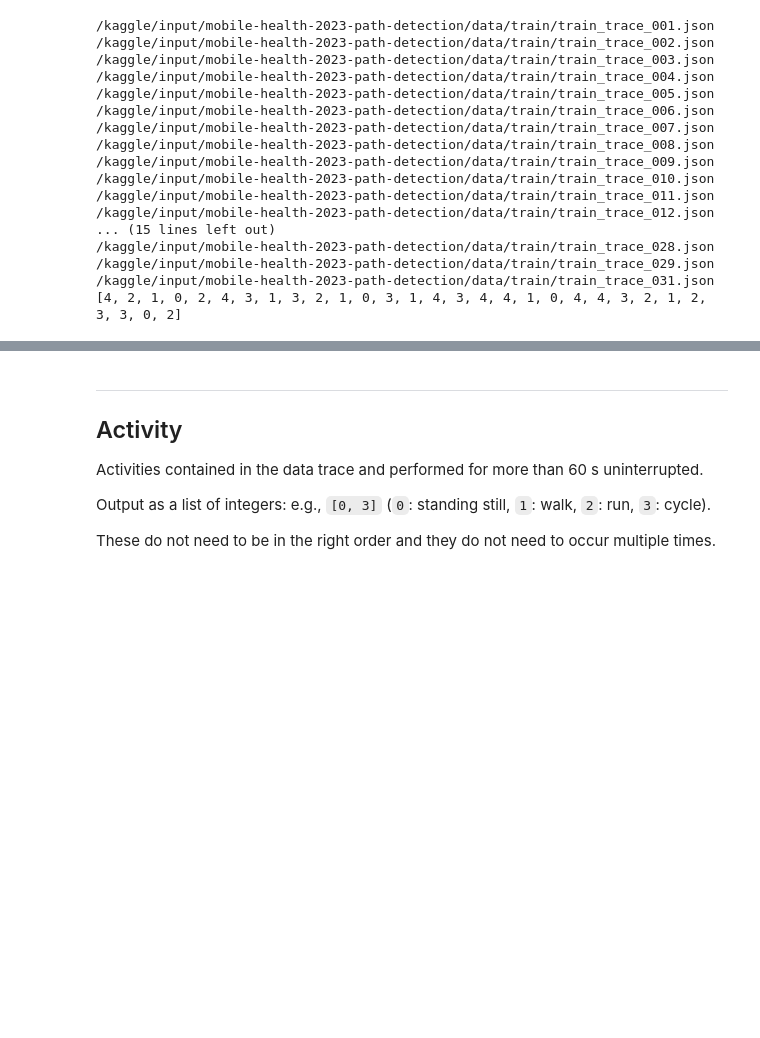
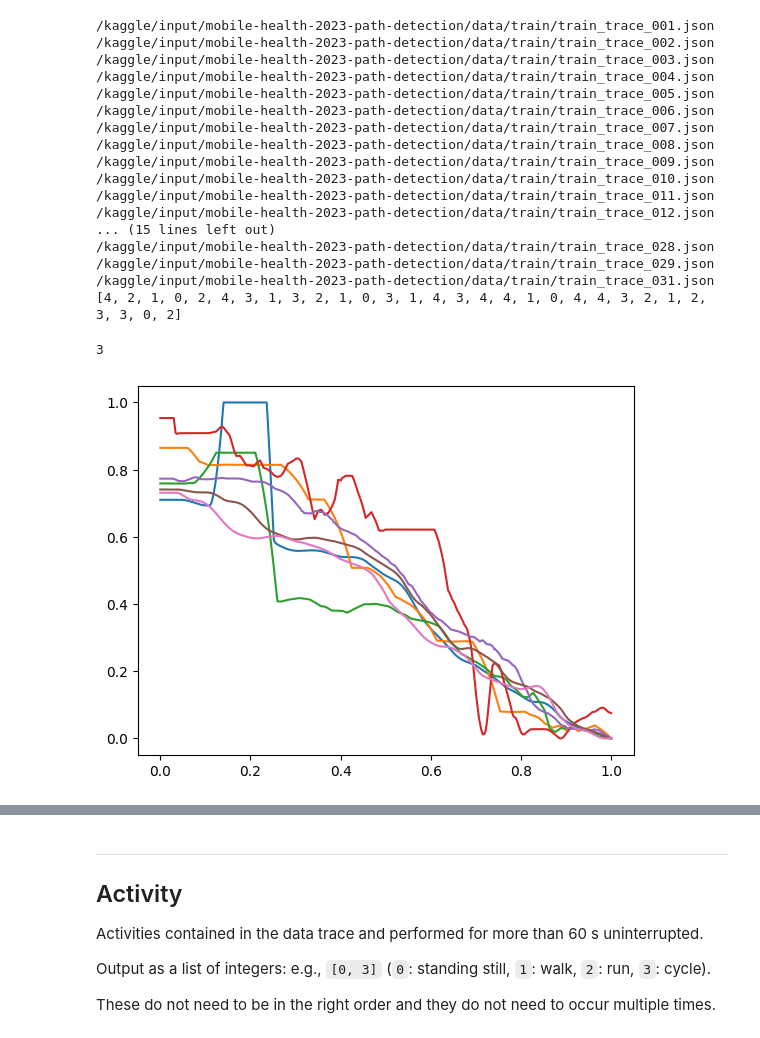
Before and after one commit to matchy233/mham, a Jupyter notebook: watchloc.ipynb, the cells around one changed output, grey strips where cells are left out. Saved outputs shown, nothing was run; the diff lists cells and outputs as text; code cells hidden in the pictures; blank space fills up the shorter version.

```diff
--- a/watchloc.ipynb
+++ b/watchloc.ipynb
@@ -119,6 +119,7 @@ class PathDetector(BaseEstimator):
             alti = lp_filter(alti, window=400)
             alti = alti - np.min(alti)
             alti[alti>60] = 60
+            alti /= 60.0
             t = (t - np.min(t)) / (np.max(t) - np.min(t))
             plt.plot(t, alti)
 
@@ -130,10 +131,3 @@ class PathDetector(BaseEstimator):
             return res[0]
         else:
             return res
-# %%
-dec = PathDetector()
-for f in range(30):
-    if labels[f]==1:
-        trace = Recording(filenames[f], no_labels=False, mute=True)
-        _ = dec.predict(trace)
-print(trace.labels['path_idx'])
@@ -168,3 +159,13 @@ print(labels)
 /kaggle/input/mobile-health-2023-path-detection/data/train/train_trace_029.json
 /kaggle/input/mobile-health-2023-path-detection/data/train/train_trace_031.json
 [4, 2, 1, 0, 2, 4, 3, 1, 3, 2, 1, 0, 3, 1, 4, 3, 4, 4, 1, 0, 4, 4, 3, 2, 1, 2, 3, 3, 0, 2]
+# %%
+dec = PathDetector()
+for f in range(30):
+    if labels[f]==3:
+        trace = Recording(filenames[f], no_labels=False, mute=True)
+        _ = dec.predict(trace)
+print(trace.labels['path_idx'])
+# %% [output]
+3
+[figure, added]
```
Also changed, not shown: parts of 2 cells of this notebook.
